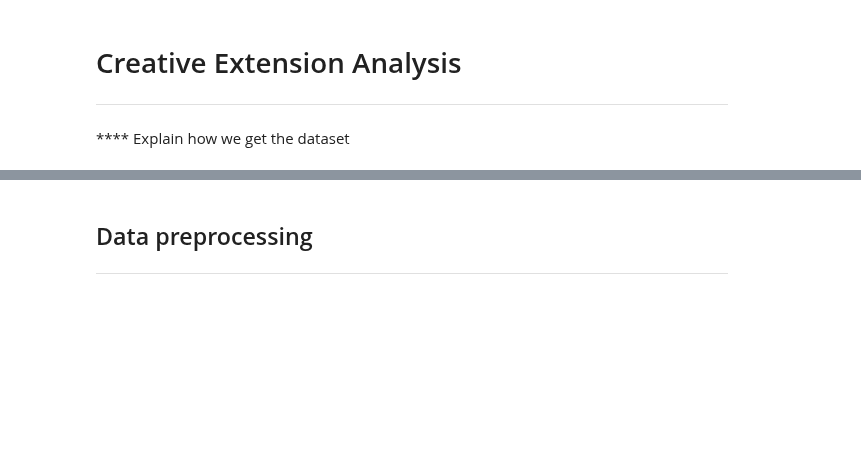
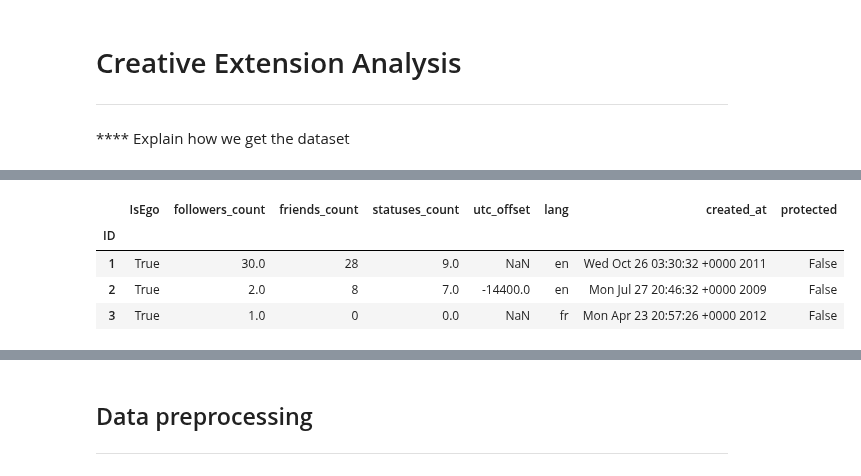
Before and after one commit to epfl-ada/ada-2020-project-milestone-p3-p3_musetti-adaletti, a Jupyter notebook: Creative_extension_analysis.ipynb, the cells around one changed output, grey strips where cells are left out. Drawn from its saved outputs; the diff is of its cells as text; code cells hidden in the pictures; blank space fills up the shorter version.

```diff
--- a/Creative_extension_analysis.ipynb
+++ b/Creative_extension_analysis.ipynb
@@ -32,0 +49,11 @@ from scipy import stats
+# %%
+#reading in the dataframe
+ego_alt_prof = pd.read_csv('./Data/EgoAlterProfiles.txt', delimiter = "\t").set_index('ID')
+#visualize that the dataframe was imported correctly
+ego_alt_prof.head(3)
+# %% [output]
+|  | IsEgo | followers_count | friends_count | statuses_count | utc_offset | lang | created_at | protected |
+| ID |  |  |  |  |  |  |  |  |
+| 1 | True | 30.0 | 28 | 9.0 | NaN | en | Wed Oct 26 03:30:32 +0000 2011 | False |
+| 2 | True | 2.0 | 8 | 7.0 | -14400.0 | en | Mon Jul 27 20:46:32 +0000 2009 | False |
+| 3 | True | 1.0 | 0 | 0.0 | NaN | fr | Mon Apr 23 20:57:26 +0000 2012 | False |
```
Also changed, not shown: parts of 55 cells of this notebook.
